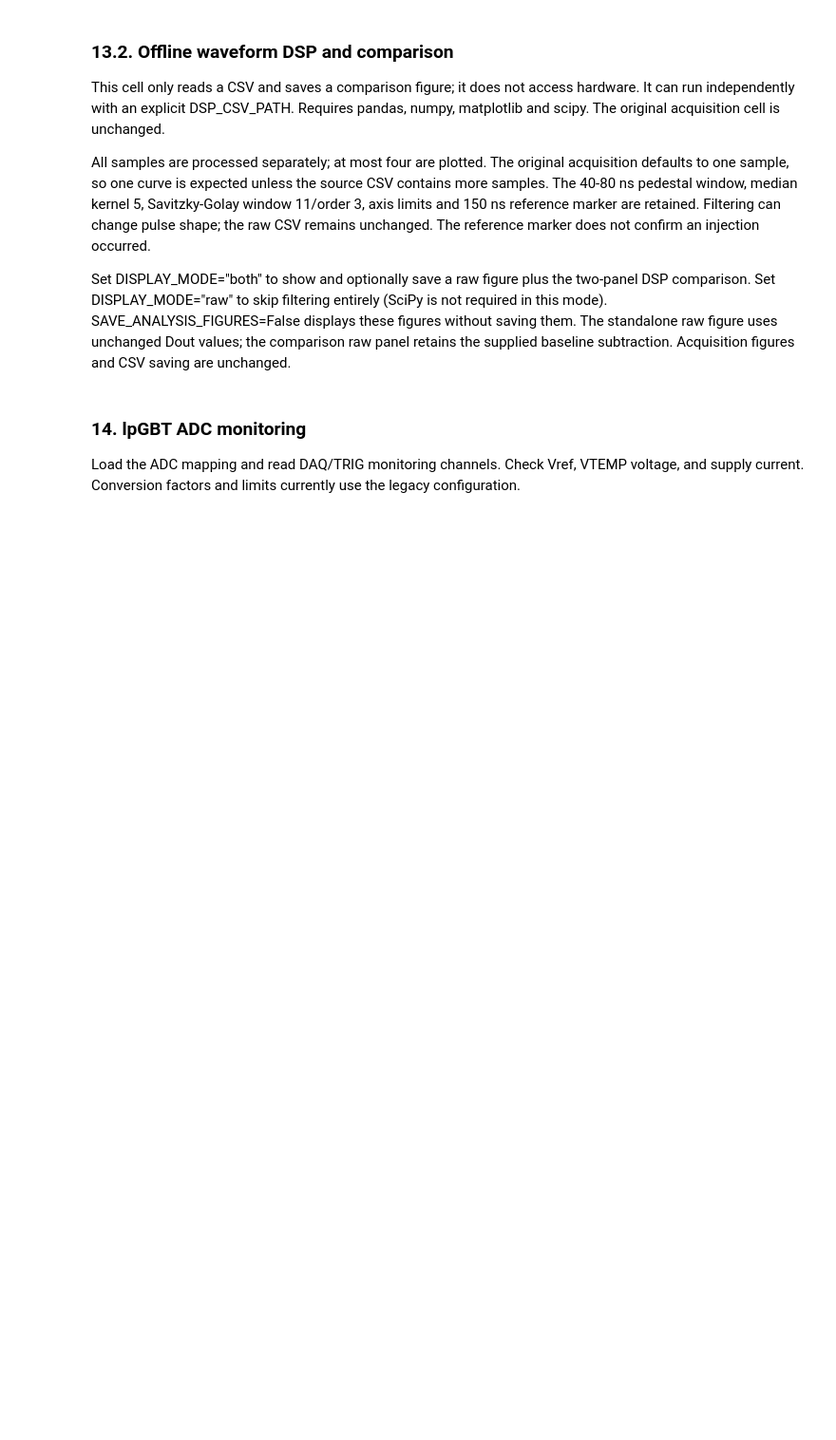
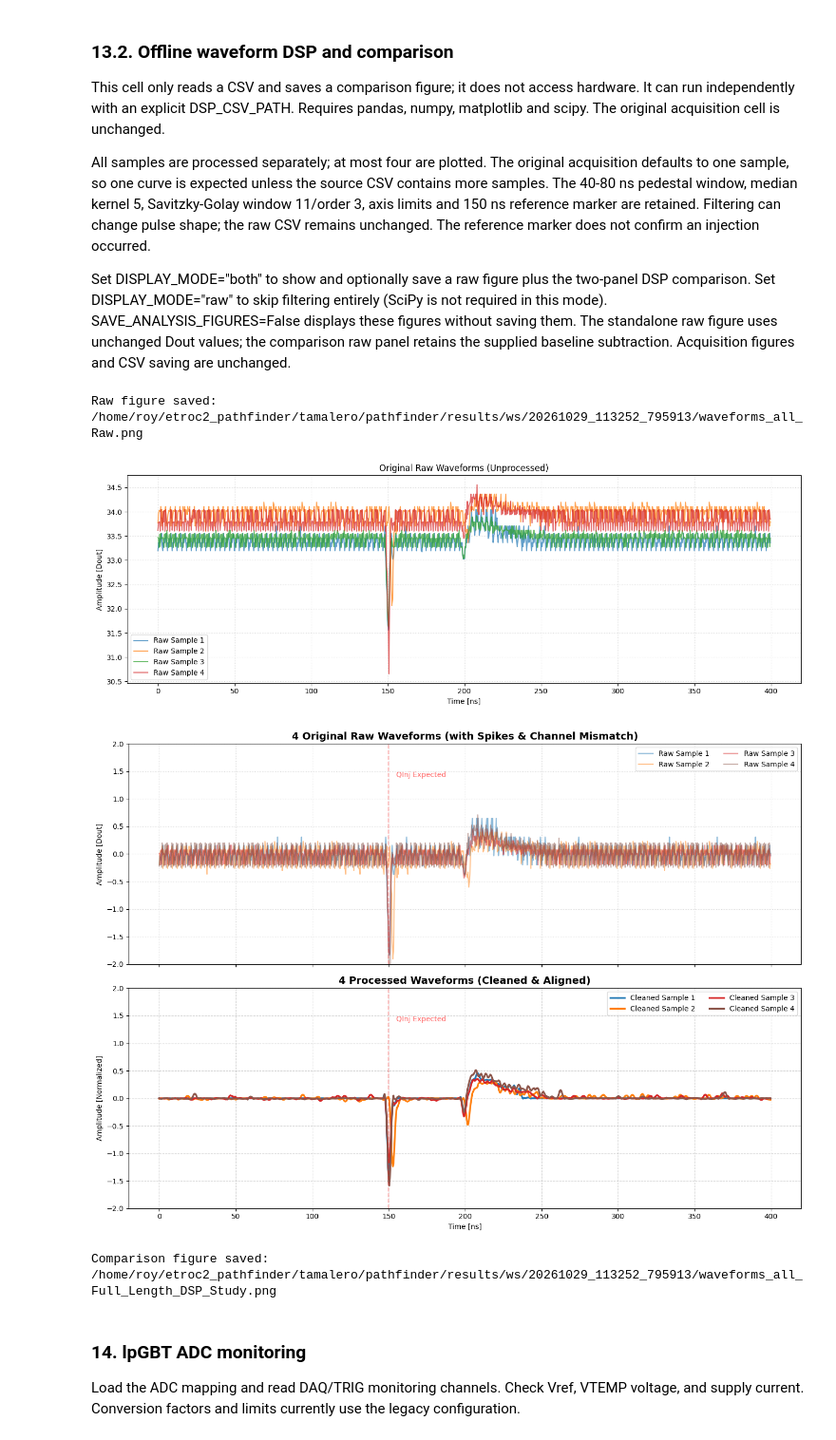
Before and after one commit to CMS-ETROC/tamalero, a Jupyter notebook: pathfinder/pathfinder_test.ipynb, the cells around one changed output. Shown at 95% size. Drawn from its saved outputs; the diff is of its cells as text; code cells hidden in the pictures; blank space fills up the shorter version.

```diff
--- a/pathfinder/pathfinder_test.ipynb
+++ b/pathfinder/pathfinder_test.ipynb
@@ -109,7 +113,7 @@ from pathfinder_control import (
 )
 
 MAPPING_PATH = TAMALERO_ROOT / "pathfinder" / "pathfinder_mapping.yaml"
-ENABLE_SELECTION = {1: [0, 1, 3]}
+ENABLE_SELECTION = {0: [0, 1, 2, 3]}
 # ENABLE_SELECTION = {m: "all" for m in range(0, 7)}
 
 
@@ -1376,7 +1500,8 @@ if not etroc_register_checks_done or not etroc_power_checks_done:
     raise RuntimeError("Complete ETROC register and power configuration first")
 
 # One ID or a list of IDs, e.g. "D0H1" or ["D0H1", "D0H2", "D0H3"].
-WS_ETROC_ID = ids[0]
+# WS_ETROC_ID = ids[0]
+WS_ETROC_ID = ["D0H0", "D0H1", "D0H2", "D0H3"]
 
 WS_TARGETS = [WS_ETROC_ID] if isinstance(WS_ETROC_ID, str) else list(WS_ETROC_ID)
 if not WS_TARGETS or len(set(WS_TARGETS)) != len(WS_TARGETS):
@@ -1555,37 +1721,42 @@ if DISPLAY_MODE == "both":
 
     ax1.set_title(f'{display_count} Original Raw Waveforms (with Spikes & Channel Mismatch)', fontsize=14, fontweight='bold')
     ax1.set_ylabel('Amplitude [Dout]')
-    ax1.set_ylim([-15, 20])
+    ax1.set_ylim([-2, 2])
     ax1.grid(True, linestyle=':', alpha=0.5)
     ax1.legend(loc='upper right', ncol=2)
 
     for i, df_p in enumerate(all_processed):
         if i >= 4:
             break
         idx = df_p['sample_idx'].iloc[0]
         ax2.plot(df_p['Time_ns'], df_p['Dout_smooth'], color=colors[i],
                  linewidth=2.5, label=f'Cleaned Sample {idx+1}')
 
     ax2.set_title(f'{display_count} Processed Waveforms (Cleaned & Aligned)', fontsize=14, fontweight='bold')
     ax2.set_xlabel('Time [ns]')
     ax2.set_ylabel('Amplitude [Normalized]')
-    ax2.set_ylim([-6, 8])
+    ax2.set_ylim([-2, 2])
     ax2.grid(True, linestyle='--', alpha=0.5)
     ax2.legend(loc='upper right', ncol=2)
 
     # This is the supplied reference marker, not a measured injection time.
     for ax in [ax1, ax2]:
         ax.axvline(x=150, color='red', linestyle='--', alpha=0.3)
         ax.text(155, ax.get_ylim()[1]*0.7, 'QInj Expected', color='red', alpha=0.6)
 
     plt.tight_layout()
     # Keep the comparison beside its source CSV without overwriting raw data.
     dsp_figure_path = file_path.with_name(file_path.stem + '_Full_Length_DSP_Study.png')
     if SAVE_ANALYSIS_FIGURES:
         plt.savefig(dsp_figure_path, dpi=200)
     plt.show()
     if SAVE_ANALYSIS_FIGURES:
         print(f"Comparison figure saved: {dsp_figure_path.resolve()}")
+# %% [output]
+Raw figure saved: /home/roy/etroc2_pathfinder/tamalero/pathfinder/results/ws/20261029_113252_795913/waveforms_all_Raw.png
+[figure, added]
+[figure, added]
+Comparison figure saved: /home/roy/etroc2_pathfinder/tamalero/pathfinder/results/ws/20261029_113252_795913/waveforms_all_Full_Length_DSP_Study.png
 # %% [markdown]
 ### 14. lpGBT ADC monitoring
 
```
Also changed, not shown: parts of 14 cells of this notebook.
